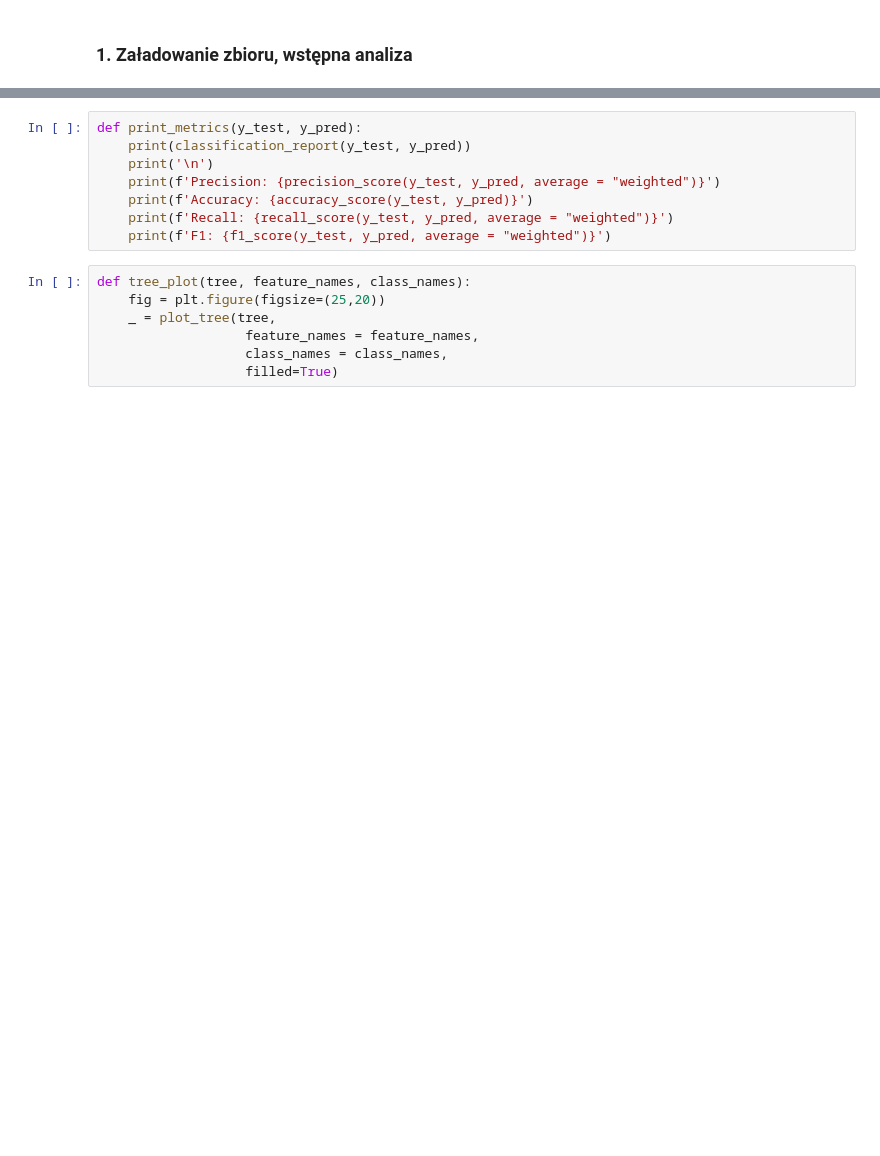
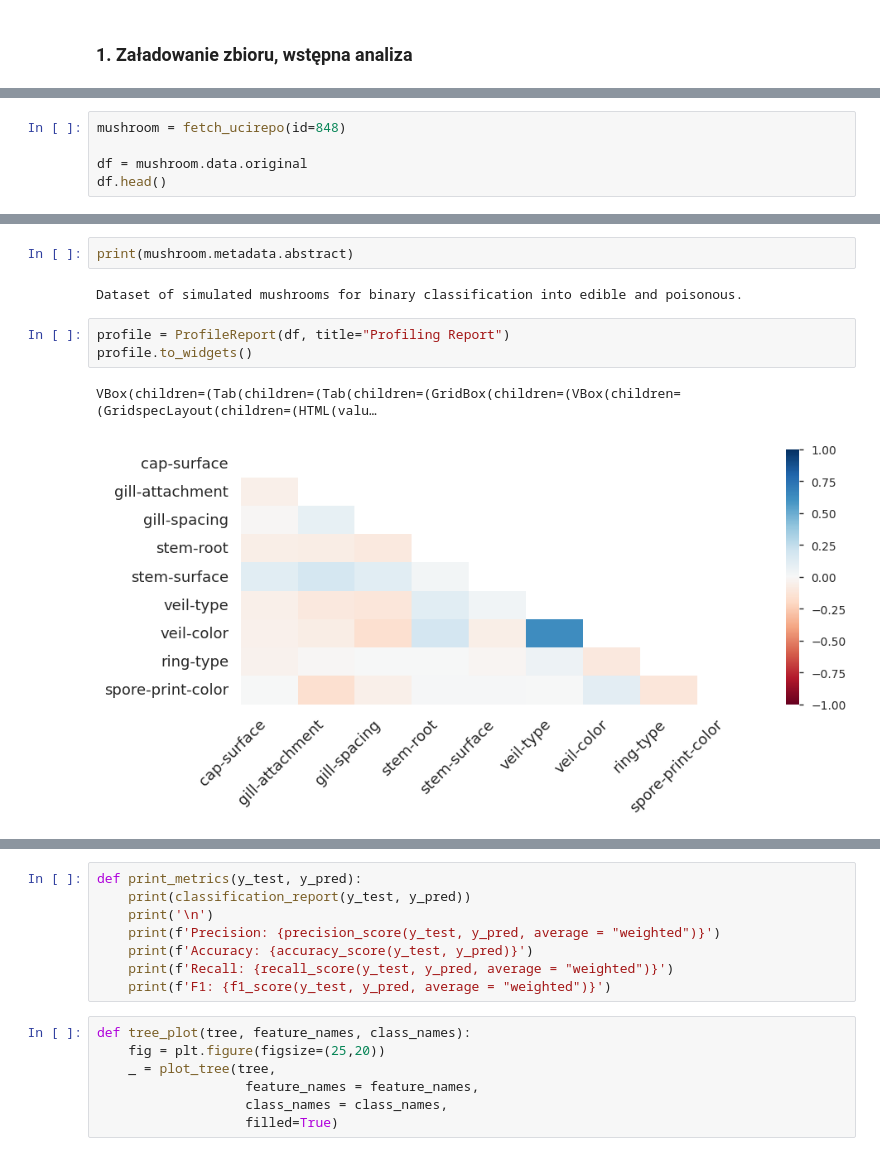
Before and after one commit to mweuro/ML_2024, a Jupyter notebook: task_3/ML_3.ipynb, the cells around one changed output, grey strips where cells are left out. Saved outputs shown, nothing was run; the diff lists cells and outputs as text; blank space fills up the shorter version.

Commit message:
mushrooms

```diff
--- a/task_3/ML_3.ipynb
+++ b/task_3/ML_3.ipynb
@@ -91,0 +32,5 @@ def plain_tree(X, y):
+# %%
+mushroom = fetch_ucirepo(id=848)
+
+df = mushroom.data.original
+df.head()
@@ -91,0 +45,10 @@ def plain_tree(X, y):
+# %%
+print(mushroom.metadata.abstract)
+# %% [output]
+Dataset of simulated mushrooms for binary classification into edible and poisonous.
+# %%
+profile = ProfileReport(df, title="Profiling Report")
+profile.to_widgets()
+# %% [output]
+VBox(children=(Tab(children=(Tab(children=(GridBox(children=(VBox(children=(GridspecLayout(children=(HTML(valu…
+[figure, added]
```
Also changed, not shown: parts of 44 cells of this notebook.
